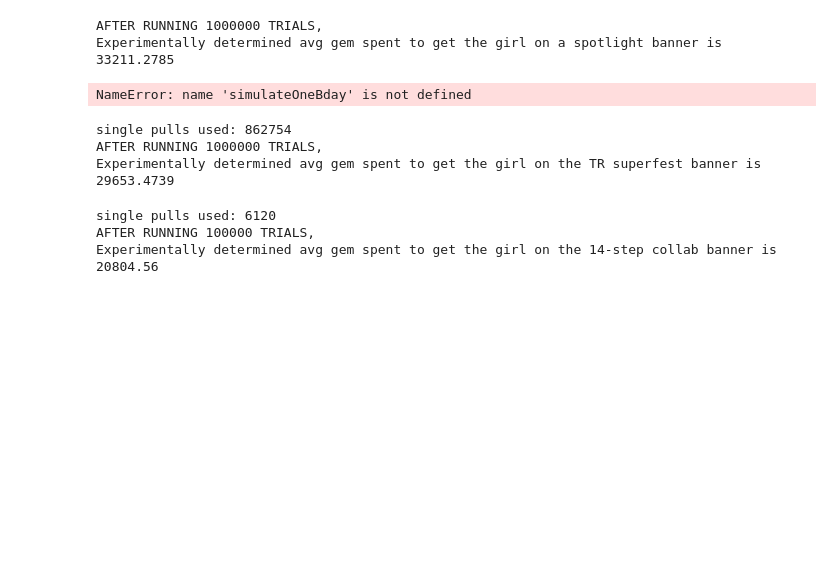
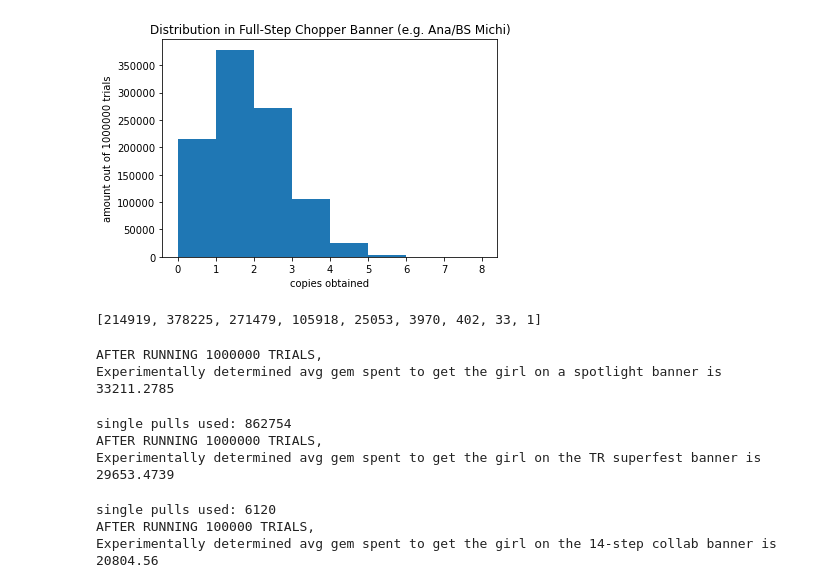
Before and after one commit to chinglamyung/SpotlightGachaSimulator, a Jupyter notebook: Spotlight Gacha Simulator.ipynb, the cells around one changed output. Drawn from its saved outputs; the diff is of its cells as text; code cells hidden in the pictures; blank space fills up the shorter version.

```diff
--- a/Spotlight Gacha Simulator.ipynb
+++ b/Spotlight Gacha Simulator.ipynb
@@ -648,3 +506,46 @@ def simulateOneChopper(): # Simulate a single step. returns True if it succeeds
+# %%
+# RUN TRIALS: CHOPPER REBIRTH MODE
+
+chopper_histo_rebirth = list()
+copies_obtained = 0
+
+for i in range(TRIALS):
+    reset_trial()
+    for i in range(11):
+        if simulateOneChopper() == True:
+            CURRENT_STEP += 1
+            copies_obtained += 1
+    chopper_histo_rebirth.append(copies_obtained)
+    if(DEBUG_STATEMENTS):
+        print(copies_obtained)
+    copies_obtained = 0
+# %%
+# PDF FOR COPIES OBTAINED IN CHOPPER GACHA
+cost_buckets_rebirth = list()
+for i in range(9):
+    cost_buckets_rebirth.append(i)
+
+fig,ax = plt.subplots(1,1)
+ax.hist(chopper_histo_rebirth, cost_buckets_rebirth)
+ax.set_title("Distribution in Full-Step Chopper Banner (e.g. Ana/BS Michi)")
+ax.set_xlabel('copies obtained')
+ax.set_ylabel('amount out of ' + str(TRIALS) + ' trials')
+plt.show()
+# %% [output]
+[figure, added]
+# %%
+amount_in_bin = list()
+for i in range(9):
+    amount_in_bin.append(0)
+
+for i in range(len(chopper_histo_rebirth)):
+    for j in range(len(amount_in_bin)):
+        if chopper_histo_rebirth[i] == j:
+            amount_in_bin[j] += 1
+
+print(amount_in_bin)
+# %% [output]
+[214919, 378225, 271479, 105918, 25053, 3970, 402, 33, 1]
 # %%
 # RUN TRIALS: SPOTLIGHT
 
@@ -670,35 +571,6 @@ print(f"Experimentally determined avg gem spent to get the girl on a spotlight b
 # %% [output]
 AFTER RUNNING 1000000 TRIALS,
 Experimentally determined avg gem spent to get the girl on a spotlight banner is 33211.2785
-# %%
-# RUN TRIALS: BDAY
-
-bday_cumulative_gem_spent = 0
-steps_used = 0
-cumulative_singles_used = 0
-
-for i in range(TRIALS):
-    reset_trial()
-    while True:
-        steps_used += 1
-        if simulateOneBday() == True:
-            gemsForThisTrial = getGemsSpent(steps_used, "BDAY")
-            gemsForThisTrial += SINGLES_USED * 300
-            cumulative_singles_used += SINGLES_USED
-            SINGLES_USED = 0
-            bday_histo.append(gemsForThisTrial)
-            bday_cumulative_gem_spent += gemsForThisTrial
-            steps_used = 0
-            break
-
-print(f"single pulls used: {cumulative_singles_used}")
-bday_cumulative_gem_spent += cumulative_singles_used * 300
-average_bday_spent = bday_cumulative_gem_spent / TRIALS
-
-print(f"AFTER RUNNING {TRIALS} TRIALS,")
-print(f"Experimentally determined avg gem spent to get the girl on a bday banner is {average_bday_spent}")
-# %% [output]
-NameError: name 'simulateOneBday' is not defined
 # %%
 # RUN TRIALS: TR SUPERFEST
 
```
Also changed, not shown: parts of 9 cells of this notebook.
